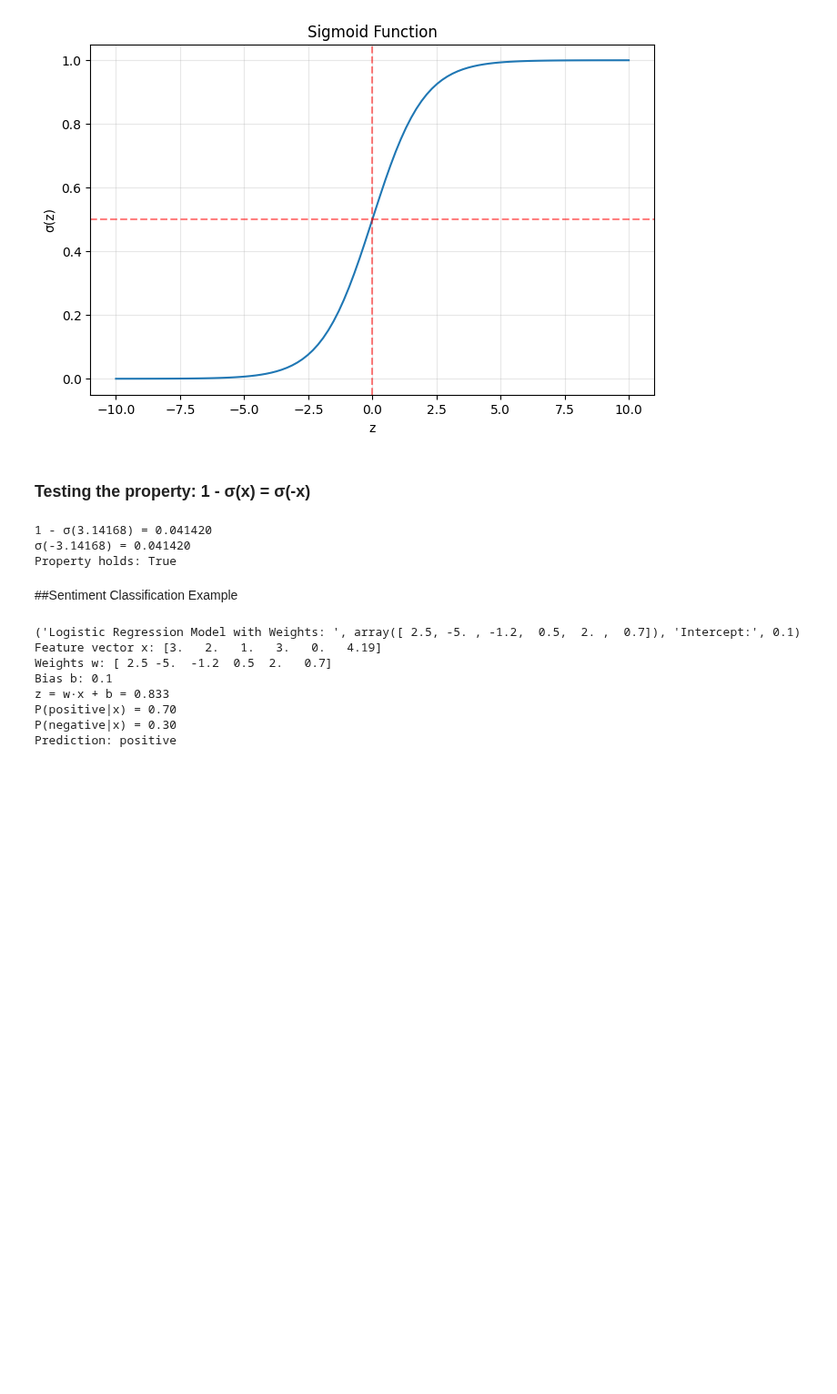
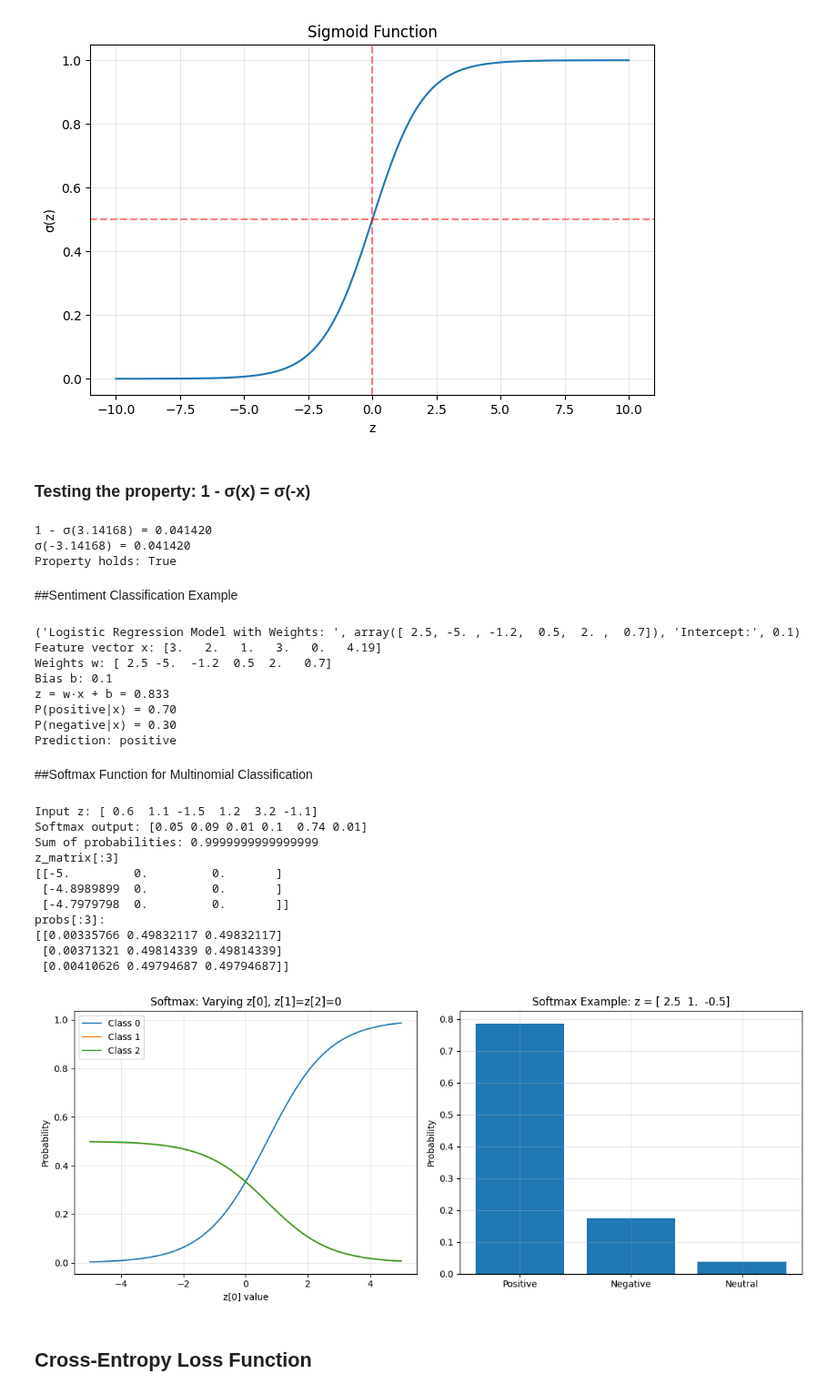
Before and after one commit to bltzr75/Practices_with_Speech_and_Language_Processing_Jurafsky_and_Martin, a Jupyter notebook: 5/Chapter_5.ipynb, the cells around one changed output. Shown at 91% size. Saved outputs shown, nothing was run; the diff lists cells and outputs as text; code cells hidden in the pictures; blank space fills up the shorter version.

Commit message:
Added Softmax and Cross-Entropy

```diff
--- a/5/Chapter_5.ipynb
+++ b/5/Chapter_5.ipynb
@@ -107,3 +107,78 @@ z = w·x + b = 0.833
 P(positive|x) = 0.70
 P(negative|x) = 0.30
 Prediction: positive
+# %% [markdown]
+##Softmax Function for Multinomial Classification
+# %%
+def softmax(z):
+  """
+  Softmax Function for a vector z
+  softmax(z_i) = exp(z_i) / Σ_j exp(z_j)
+  """
+  # Applying normalization to the vector to avoid overflow
+  exp_z = np.exp(z - np.max(z)) # Substracting the top value to apply later a np.exp and use the ratios instead
+  return (exp_z / np.sum(exp_z) ) # Relative distances stay the same
+# %%
+# Example from the textbook
+z = np.array([0.6, 1.1, -1.5, 1.2, 3.2, -1.1])  # Raw scores (logits) for 6 classes
+probabilities = softmax(z)
+
+print("Input z:", z)
+print("Softmax output:", np.round(probabilities, 2))
+print("Sum of probabilities:", np.sum(probabilities))
+
+
+
+### Visualization for 3 classes: both variable values and static
+fig, (ax1, ax2) = plt.subplots(1,2, figsize=(12,5))
+
+### ax1 left plot: one input variates the rest stay fixed
+z_values = np.linspace(-5, 5, 100)
+
+# Matix like [z_value, 0,0]
+z_matrix = np.array([z_values, np.zeros_like(z_values), np.zeros_like(z_values)]).T
+print("z_matrix[:3]")
+print(z_matrix[:3])
+
+probs = np.array([softmax(z_row) for z_row in z_matrix])
+print("probs[:3]:")
+print(probs[:3])
+
+ax1.plot(z_values, probs[:,0], label= "Class 0")
+ax1.plot(z_values, probs[:,1], label= "Class 1")
+ax1.plot(z_values, probs[:,2], label= "Class 2")
+
+ax1.set_xlabel('z[0] value')
+ax1.set_ylabel('Probability')
+ax1.set_title('Softmax: Varying z[0], z[1]=z[2]=0')
+ax1.legend()
+ax1.grid(True, alpha=0.3)
+
+
+### ax2 right plot of constant logitss
+classes = ['Positive', 'Negative', 'Neutral']
+example_z = np.array([2.5, 1.0, -0.5])  # Logits for 3-way sentiment
+example_probs = softmax(example_z)
+
+ax2.bar(classes, example_probs)
+ax2.set_ylabel('Probability')
+ax2.set_title(f'Softmax Example: z = {example_z}')
+ax2.grid(True, alpha=0.3)
+
+plt.tight_layout()
+plt.show()
+# %% [output]
+Input z: [ 0.6  1.1 -1.5  1.2  3.2 -1.1]
+Softmax output: [0.05 0.09 0.01 0.1  0.74 0.01]
+Sum of probabilities: 0.9999999999999999
+z_matrix[:3]
+[[-5.         0.         0.       ]
+ [-4.8989899  0.         0.       ]
+ [-4.7979798  0.         0.       ]]
+probs[:3]:
+[[0.00335766 0.49832117 0.49832117]
+ [0.00371321 0.49814339 0.49814339]
+ [0.00410626 0.49794687 0.49794687]]
+[figure, added]
+# %% [markdown]
+## Cross-Entropy Loss Function
```
Also changed, not shown: parts of 4 cells of this notebook, 1 other file.
